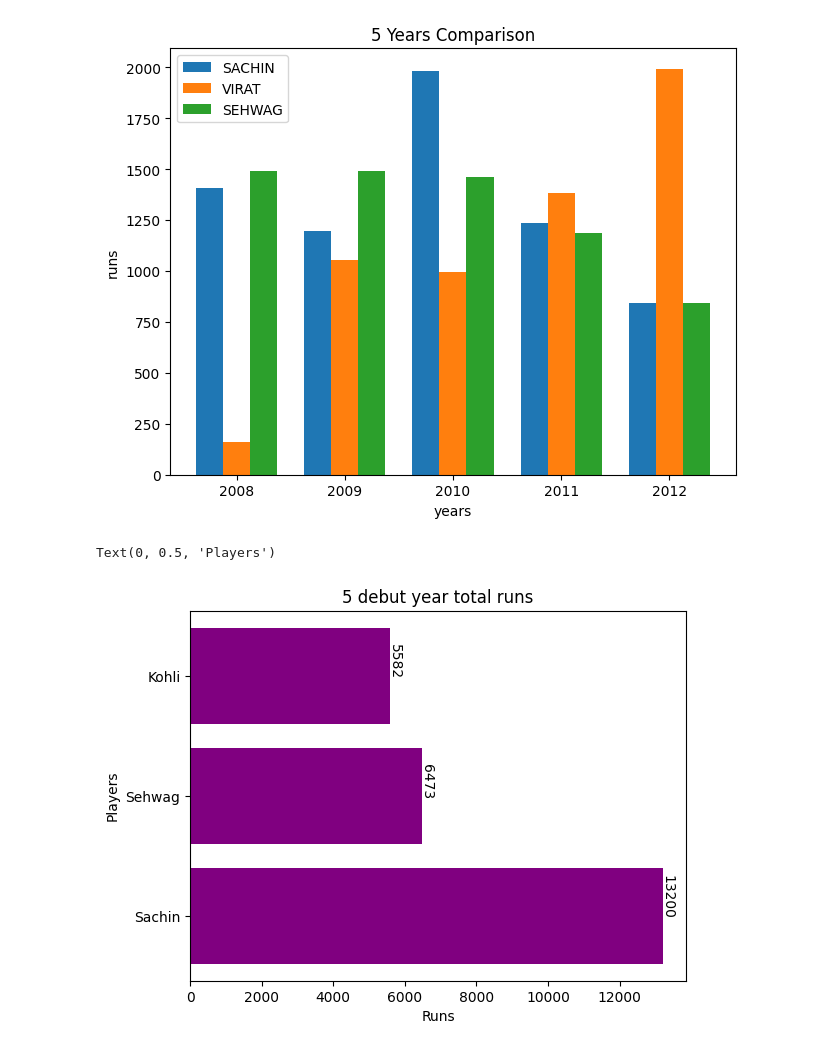
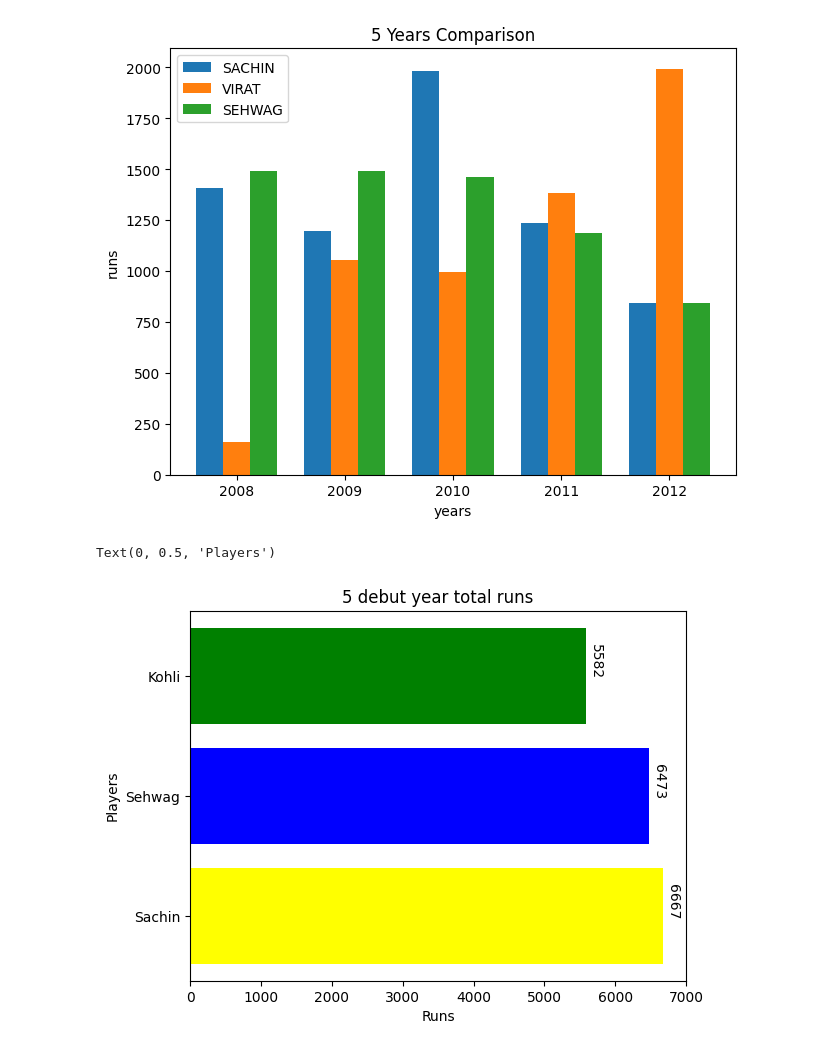
Before and after one commit to krishroy321/datascience, a Jupyter notebook: Python/Data Visualization using Matplotlib and Seaborn/BarCharts.ipynb, the cells around one changed output. Cells and saved outputs as stored; diff of their text form; code cells hidden in the pictures.

```diff
--- a/Python/Data Visualization using Matplotlib and Seaborn/BarCharts.ipynb
+++ b/Python/Data Visualization using Matplotlib and Seaborn/BarCharts.ipynb
@@ -41,6 +41,8 @@ players = ["Sachin", "Sehwag", "Kohli", "Yuvraj"]
 runs_5yrs = [500+700+1100+1500+1800, 0+200+900+1400+1600, 0+0+500+800+1100, 300+600+800+1100+900]
 # %%
 plt.barh(players, runs_5yrs, color="skyblue")
+for i in range(len(players)):
+    plt.text(runs_5yrs[i]+100,i,str(runs_5yrs[i]),ha='center',rotation=270)
 plt.xlabel("Total Runs in First 5 Years")
 plt.title("First 5-Year Performance of Indian Batsmen")
 plt.tight_layout()
@@ -89,18 +90,19 @@ Text(29.597222222222214, 0.5, 'runs')
 # %%
 players = ["Sachin", "Sehwag", "Kohli"]
 years = [2008,2009,2010,2011,2012]
 Sachin = [1409,1198,1980,1235,845]
 kohli = [159,1054,995,1381,1993]
 Sehwag = [1489,1489,1461,1189,845]
-runs_5yrs = [sum(sachin), sum(Sehwag), sum(kohli)]
-plt.barh(players,runs_5yrs,color="Red",label = "SACHIN")
+runs_5yrs = [sum(Sachin), sum(Sehwag), sum(kohli)]
+player_colors = ["yellow","blue","green"]
+plt.barh(players,runs_5yrs,color=player_colors,label = "SACHIN")
+plt.barh(players,runs_5yrs,color=player_colors,label="KOHLI")
+plt.barh(players,runs_5yrs,color=player_colors,label="SEHWAG")
 for i in range(len(players)):
     plt.text(runs_5yrs[i] + 150 , i , str(runs_5yrs[i]), ha='center' , rotation = -90)
-plt.barh(players,runs_5yrs,color="Green",label="KOHLI")
-plt.barh(players,runs_5yrs,color="Purple",label="SEHWAG")
 plt.title("5 debut year total runs")
 plt.xlabel("Runs")
 plt.ylabel("Players")
 # %% [output]
 Text(0, 0.5, 'Players')
-[figure, old version]
+[figure, new version]
```
Also changed, not shown: parts of 2 cells of this notebook, 6 other files.
